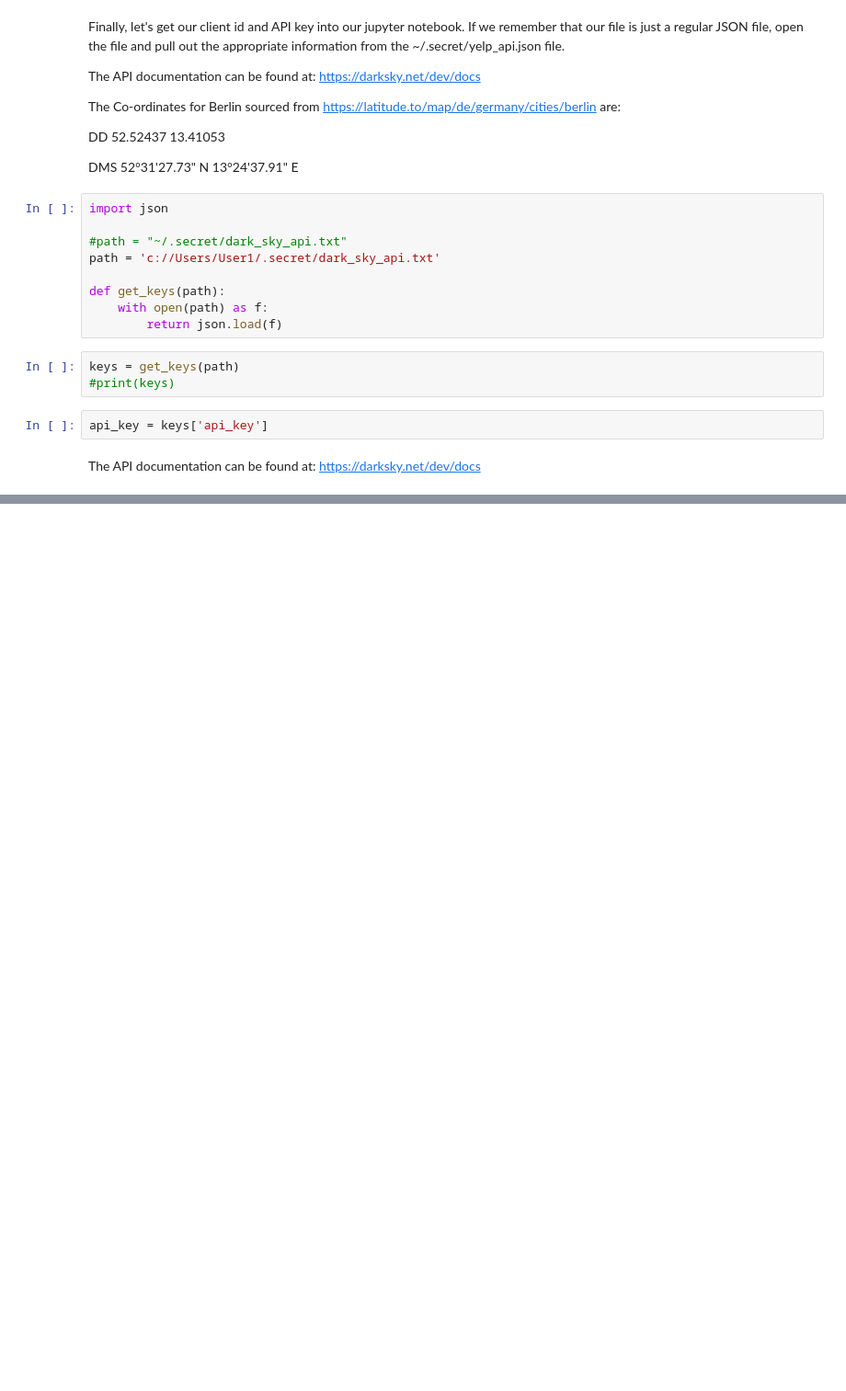
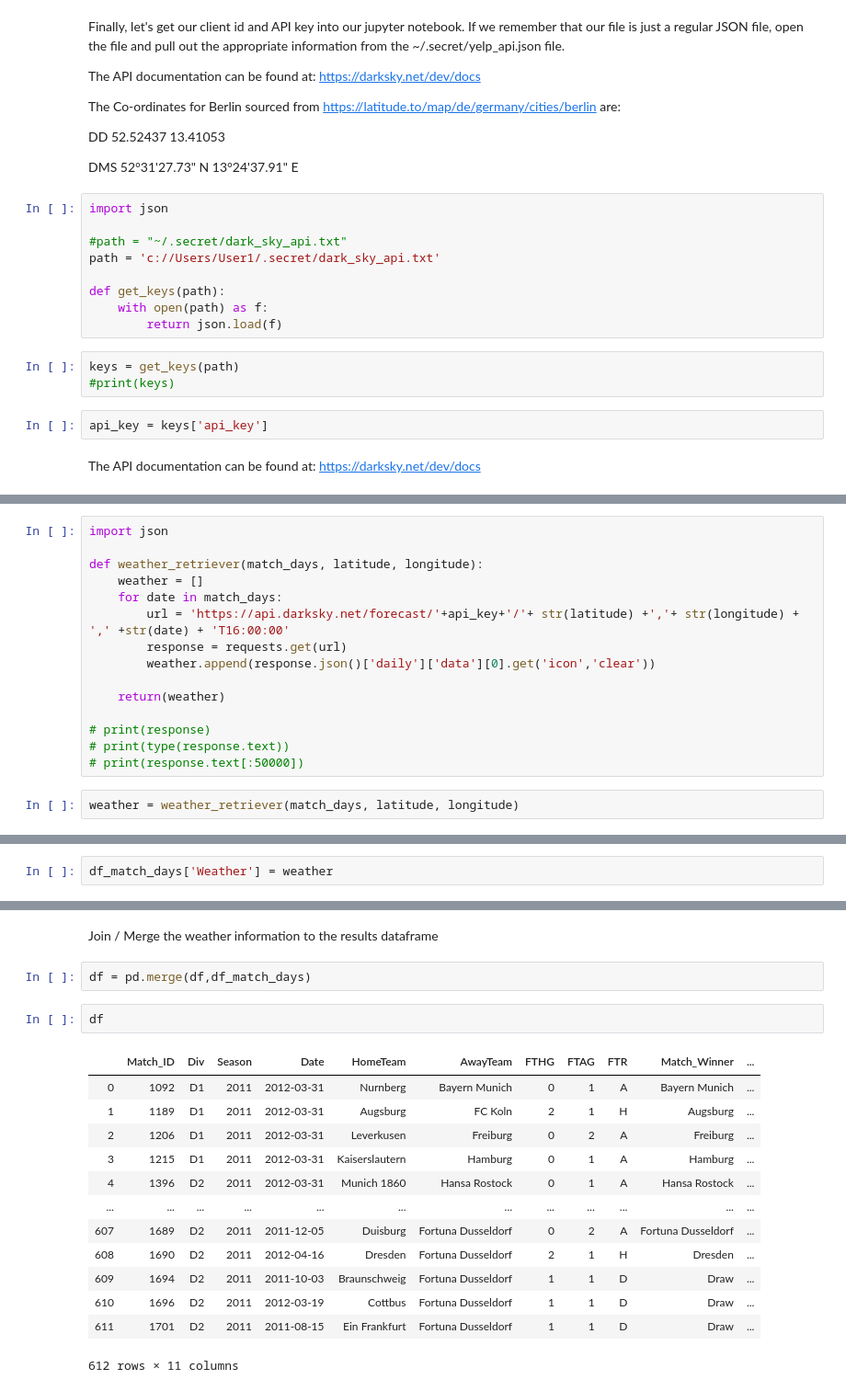
Before and after one commit to petehumphries/Flatiron_School-Module_2_Proj, a Jupyter notebook: module_2_project.ipynb, the cells around one changed output, grey strips where cells are left out. Shown at 92% size. Saved outputs shown, nothing was run; the diff lists cells and outputs as text; blank space fills up the shorter version.

```diff
--- a/module_2_project.ipynb
+++ b/module_2_project.ipynb
@@ -271,0 +294,17 @@ print(response.text[:10000])
+# %%
+import json
+
+def weather_retriever(match_days, latitude, longitude):
+    weather = []
+    for date in match_days:
+        url = 'https://api.darksky.net/forecast/'+api_key+'/'+ str(latitude) +','+ str(longitude) + ',' +str(date) + 'T16:00:00'
+        response = requests.get(url)
+        weather.append(response.json()['daily']['data'][0].get('icon','clear'))
+
+    return(weather)
+
+# print(response)
+# print(type(response.text))
+# print(response.text[:50000])
+# %%
+weather = weather_retriever(match_days, latitude, longitude)
@@ -271,0 +337,2 @@ print(response.text[:10000])
+# %%
+df_match_days['Weather'] = weather
@@ -271,0 +356,20 @@ print(response.text[:10000])
+# %% [markdown]
+Join / Merge the weather information to the results dataframe
+# %%
+df = pd.merge(df,df_match_days)
+# %%
+df
+# %% [output]
+|  | Match_ID | Div | Season | Date | HomeTeam | AwayTeam | FTHG | FTAG | FTR | Match_Winner | ... |
+| 0 | 1092 | D1 | 2011 | 2012-03-31 | Nurnberg | Bayern Munich | 0 | 1 | A | Bayern Munich | ... |
+| 1 | 1189 | D1 | 2011 | 2012-03-31 | Augsburg | FC Koln | 2 | 1 | H | Augsburg | ... |
+| 2 | 1206 | D1 | 2011 | 2012-03-31 | Leverkusen | Freiburg | 0 | 2 | A | Freiburg | ... |
+| 3 | 1215 | D1 | 2011 | 2012-03-31 | Kaiserslautern | Hamburg | 0 | 1 | A | Hamburg | ... |
+| 4 | 1396 | D2 | 2011 | 2012-03-31 | Munich 1860 | Hansa Rostock | 0 | 1 | A | Hansa Rostock | ... |
+| ... | ... | ... | ... | ... | ... | ... | ... | ... | ... | ... | ... |
+| 607 | 1689 | D2 | 2011 | 2011-12-05 | Duisburg | Fortuna Dusseldorf | 0 | 2 | A | Fortuna Dusseldorf | ... |
+| 608 | 1690 | D2 | 2011 | 2012-04-16 | Dresden | Fortuna Dusseldorf | 2 | 1 | H | Dresden | ... |
+| 609 | 1694 | D2 | 2011 | 2011-10-03 | Braunschweig | Fortuna Dusseldorf | 1 | 1 | D | Draw | ... |
+| 610 | 1696 | D2 | 2011 | 2012-03-19 | Cottbus | Fortuna Dusseldorf | 1 | 1 | D | Draw | ... |
+| 611 | 1701 | D2 | 2011 | 2011-08-15 | Ein Frankfurt | Fortuna Dusseldorf | 1 | 1 | D | Draw | ... |
+612 rows × 11 columns
```
Also changed, not shown: parts of 21 cells of this notebook.
